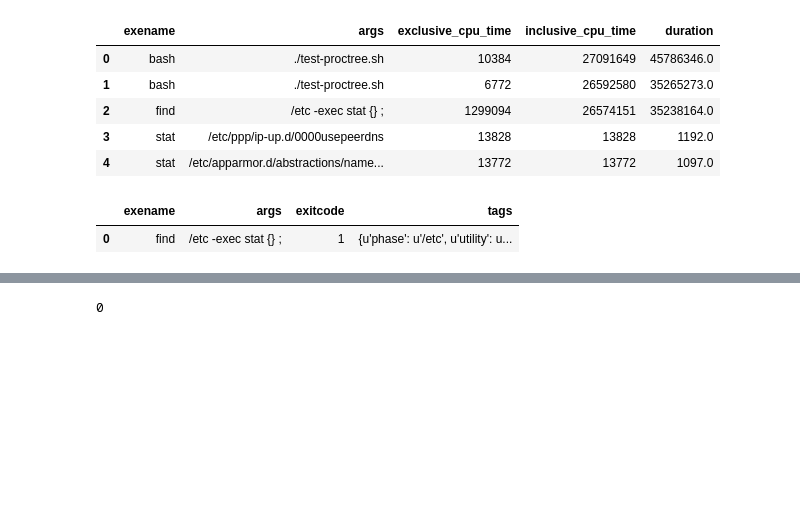
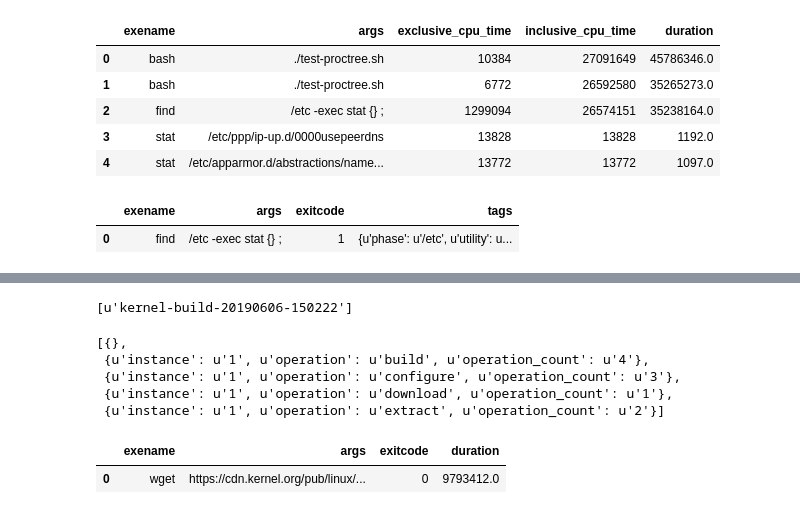
Before and after one commit to ilaflott/epmt, a Jupyter notebook: Query-API.ipynb, the cells around one changed output, grey strips where cells are left out. Drawn from its saved outputs; the diff is of its cells as text; code cells hidden in the pictures; blank space fills up the shorter version.

```diff
--- a/Query-API.ipynb
+++ b/Query-API.ipynb
@@ -533,4 +451,0 @@ failed[['exename', 'args', 'exitcode', 'exclusive_cpu_time']]
-# %%
-j.exitcode
-# %% [output]
-0
@@ -538,0 +452,29 @@ j.exitcode
+# %%
+# start by locating the job in the database using tags
+# you can specify tags as a dict or a string
+# use fmt='terse' as we just want to know the job id
+j = eq.get_jobs(tags = 'model:linux-kernel;compiler:gcc', fmt='terse')
+j
+# %% [output]
+[u'kernel-build-20190606-150222']
+# %%
+# let's get all the tags associated with the processes of the jobs
+# This is a *very slow query* as all the processes for the job are loaded
+# and the tags are filtered to get the unique tags
+# If you already know the tags of the operations you care about,
+# then this step is not needed
+# TODO: Create set of unique process tags set during job import
+eq.get_all_tags_in_job('kernel-build-20190606-150222')
+# %% [output]
+[{},
+ {u'instance': u'1', u'operation': u'build', u'operation_count': u'4'},
+ {u'instance': u'1', u'operation': u'configure', u'operation_count': u'3'},
+ {u'instance': u'1', u'operation': u'download', u'operation_count': u'1'},
+ {u'instance': u'1', u'operation': u'extract', u'operation_count': u'2'}]
+# %%
+# let's see the processes in the download phase
+download = eq.get_procs('kernel-build-20190606-150222', tags = 'operation:download', fmt='pandas')
+download[['exename', 'args', 'exitcode', 'duration']]
+# %% [output]
+|  | exename | args | exitcode | duration |
+| 0 | wget | https://cdn.kernel.org/pub/linux/... | 0 | 9793412.0 |
```
Also changed, not shown: parts of 22 cells of this notebook, 2 other files.
